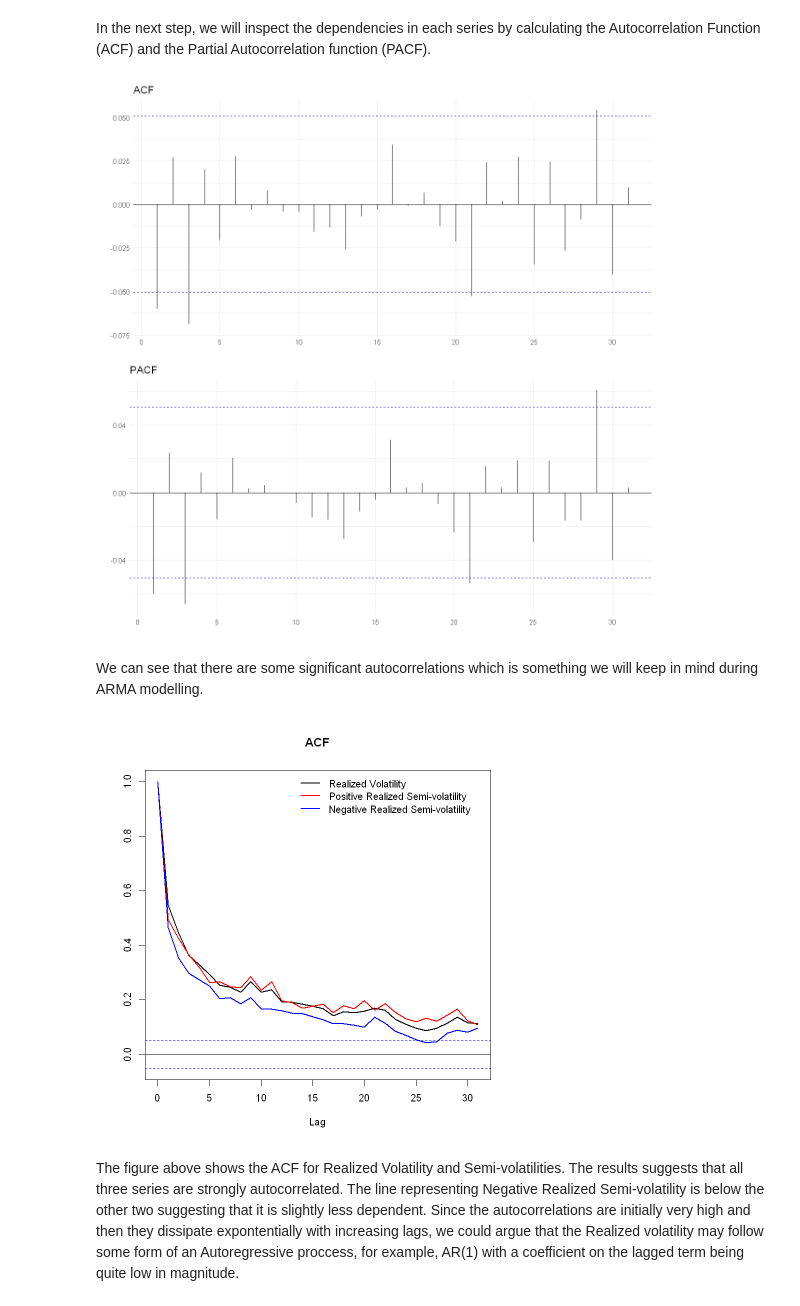
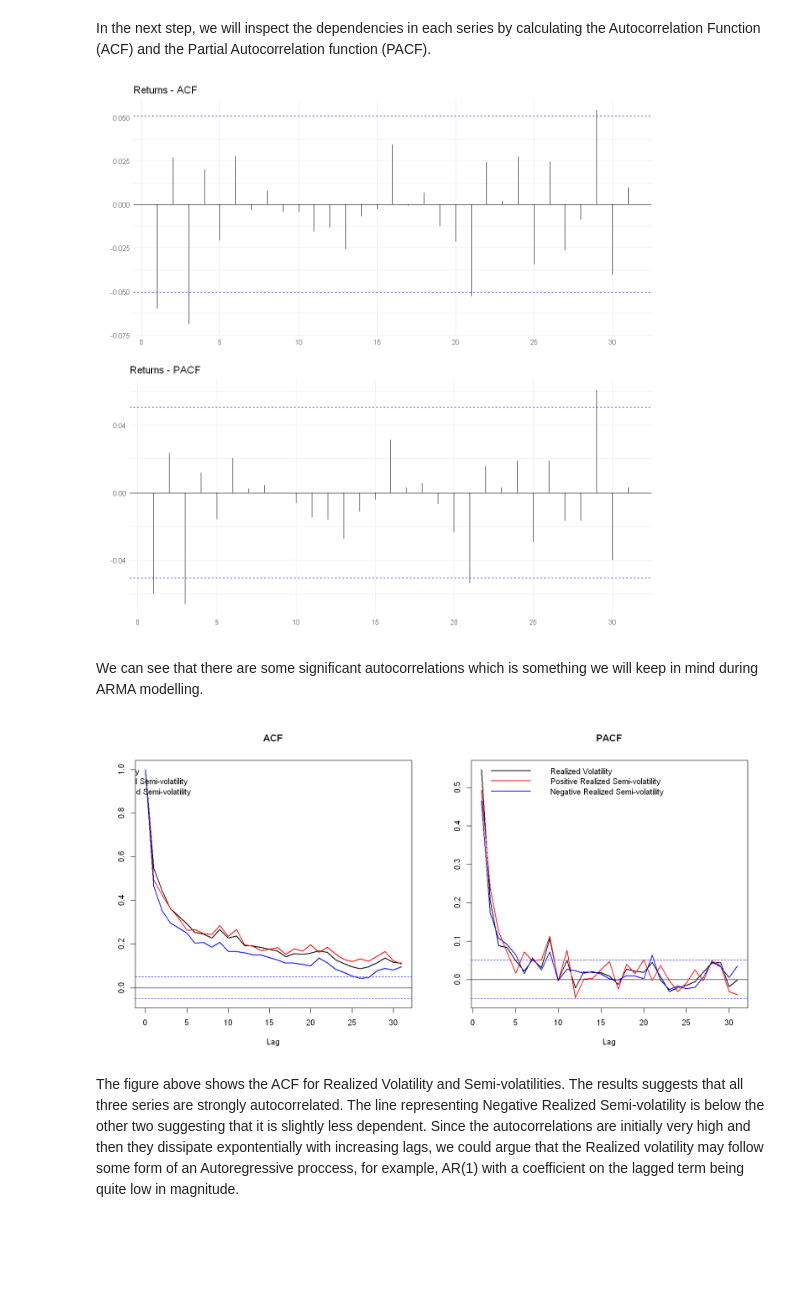
Before and after one commit to JanK0095/Financial-Econometrics-Course-Projects, a Jupyter notebook: Final project/FEI_Emprical_project_Kubal_Mattanelli.ipynb, the cells around one changed output. Saved outputs shown, nothing was run; the diff lists cells and outputs as text; code cells hidden in the pictures; blank space fills up the shorter version.

```diff
--- a/Final project/FEI_Emprical_project_Kubal_Mattanelli.ipynb
+++ b/Final project/FEI_Emprical_project_Kubal_Mattanelli.ipynb
@@ -102,31 +102,40 @@ options(repr.plot.width = 10, repr.plot.height = 10)
 #ACF and PACF for returns
 acf_ret <- ggAcf(amzn$ret)+
   theme_minimal()+
-  ggtitle("ACF")+
+  ggtitle("Returns - ACF")+
   ylab("")+
   xlab("")
 pacf_ret <- ggPacf(amzn$ret)+
   theme_minimal()+
-  ggtitle("PACF")+
+  ggtitle("Returns - PACF")+
   ylab("")+
   xlab("")
 ggarrange(acf_ret, pacf_ret, ncol = 1, nrow = 2)
 # %% [output]
-[figure, old version]
+[figure, new version]
 # %% [markdown]
 We can see that there are some significant autocorrelations which is something we will keep in mind during ARMA modelling.
 # %%
-options(repr.plot.width = 7, repr.plot.height = 7)
+options(repr.plot.width = 14, repr.plot.height = 7)
+par(mfrow = c(1, 2))
 #ACF and PACF for Realized Volatility
 acf_RV <- acf(amzn$RV, plot = F)
 acf_RV_p <-  acf(amzn$RV_p, plot = F)
 acf_RV_n <-  acf(amzn$RV_n, plot = F)
 plot(acf_RV, type = "l", main = "ACF", ylab = "", lwd = 2)
 lines(x = acf_RV_p$lag, y = acf_RV_p$acf, col = "red", lwd = 2)
 lines(x = acf_RV_n$lag, y = acf_RV_n$acf, col = "blue", lwd = 2)
 legend("topright", legend = c("Realized Volatility", "Positive Realized Semi-volatility", "Negative Realized Semi-volatility"), col = c("black", "red", "blue"), bty = "n", lty = 1, lwd = 2)
+
+pacf_RV <- pacf(amzn$RV, plot = F)
+pacf_RV_p <-  pacf(amzn$RV_p, plot = F)
+pacf_RV_n <-  pacf(amzn$RV_n, plot = F)
+plot(pacf_RV, type = "l", main = "PACF", ylab = "", lwd = 2)
+lines(x = pacf_RV_p$lag, y = pacf_RV_p$acf, col = "red", lwd = 2)
+lines(x = pacf_RV_n$lag, y = pacf_RV_n$acf, col = "blue", lwd = 2)
+legend("topleft", legend = c("Realized Volatility", "Positive Realized Semi-volatility", "Negative Realized Semi-volatility"), col = c("black", "red", "blue"), bty = "n", lty = 1, lwd = 2)
 # %% [output]
-[figure, old version]
+[figure, new version]
 # %% [markdown]
 The figure above shows the ACF for Realized Volatility and Semi-volatilities. The results suggests that all three series are strongly autocorrelated. The line representing Negative Realized Semi-volatility is below the other two suggesting that it is slightly less dependent. Since the autocorrelations are initially very high and then they dissipate expontentially with increasing lags, we could argue that the Realized volatility may follow some form of an Autoregressive proccess, for example, AR(1) with a coefficient on the lagged term being quite low in magnitude.
 # %%
```
Also changed, not shown: parts of 10 cells of this notebook.
